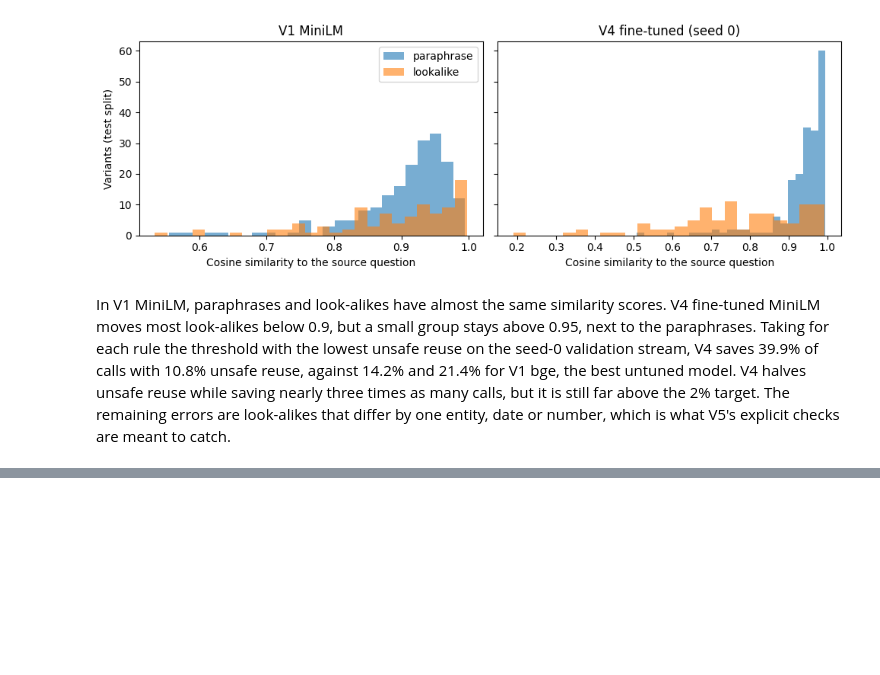
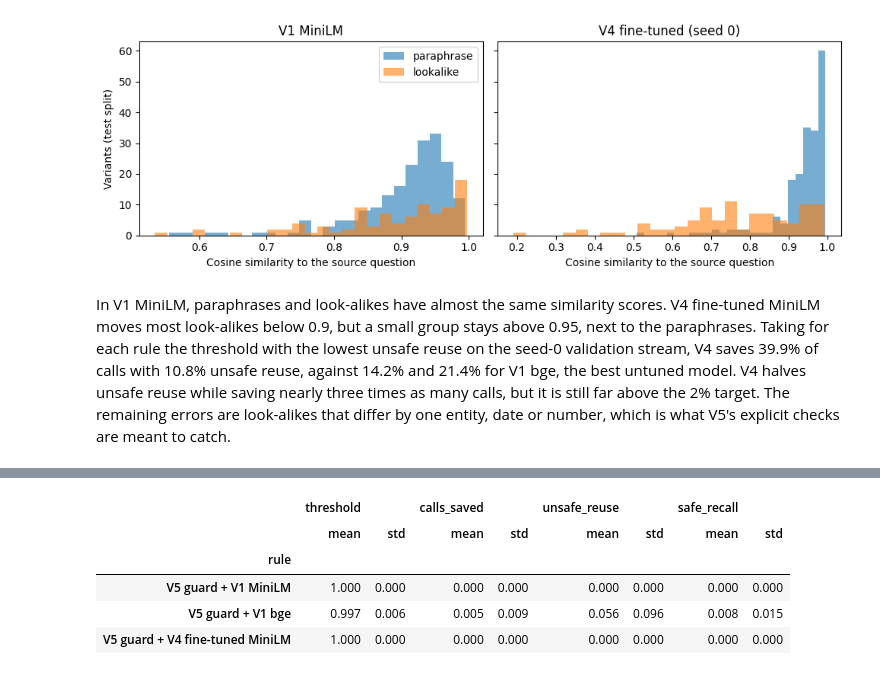
Before and after one commit to Naveena126/dsa4-reuse-retrieve-generate, a Jupyter notebook: notebooks/NaveenaSivapuram_Cache_Reuse.ipynb, the cells around one changed output, grey strips where cells are left out. Drawn from its saved outputs; the diff is of its cells as text; code cells hidden in the pictures; blank space fills up the shorter version.

Commit message:
Task 1: V5 entity guard

```diff
--- a/notebooks/NaveenaSivapuram_Cache_Reuse.ipynb
+++ b/notebooks/NaveenaSivapuram_Cache_Reuse.ipynb
@@ -432,0 +438,97 @@ In V1 MiniLM, paraphrases and look-alikes have almost the same similarity scores
+# %%
+# V5: entity guard on top of V1 MiniLM, V1 bge and V4
+import re, spacy
+try:
+    nlp = spacy.load("en_core_web_sm", disable=["parser", "lemmatizer"])
+except OSError:
+    spacy.cli.download("en_core_web_sm")
+    nlp = spacy.load("en_core_web_sm", disable=["parser", "lemmatizer"])
+
+KEEP = {"PERSON", "ORG", "GPE", "LOC", "NORP", "FAC", "EVENT", "WORK_OF_ART", "PRODUCT", "LAW",
+        "LANGUAGE", "DATE", "TIME", "CARDINAL", "ORDINAL", "QUANTITY", "MONEY", "PERCENT"}
+NUM = re.compile(r"\d+(?:[.,]\d+)?")
+
+def norm(s):
+    s = re.sub(r"^(the|a|an)\s+", "", s.lower().strip())
+    return re.sub(r"[^\w\s]", "", s).strip()
+
+def extract(text, doc):
+    e = {norm(x.text) for x in doc.ents if x.label_ in KEEP} | set(NUM.findall(text))
+    return {x for x in e if x}
+
+ENT = {}
+texts_all = list(pd.unique(pd.concat([var["text"], q["question"]])))
+for t, doc in zip(texts_all, nlp.pipe(texts_all, batch_size=256)):
+    ENT[t] = extract(t, doc)
+
+def ents(t):
+    if t not in ENT:
+        ENT[t] = extract(t, nlp(t))
+    return ENT[t]
+
+def guard(st, r):
+    """Block a reuse when the query and its cached match differ in any entity, date or number."""
+    r = r.copy()
+    texts, match = st["text"].to_numpy(), r["match"].to_numpy()
+    reused = r["reused"].to_numpy().copy()
+    for i in np.flatnonzero(reused):
+        if ents(texts[i]) != ents(texts[int(match[i])]):
+            reused[i] = False
+    r["reused"] = reused
+    return r
+
+THR = np.round(np.arange(0.70, 1.0001, 0.01), 2)
+
+def curve(st, key, use_guard=True):
+    S = sim_for(st, key)
+    out = []
+    for t in THR:
+        r = reuse.simulate(st, S, t)
+        out.append({"threshold": t, **reuse.summarise(guard(st, r) if use_guard else r)})
+    return pd.DataFrame(out)
+
+def bases(seed):
+    return {"V1 MiniLM": RULES["V1 MiniLM"], "V1 bge": RULES["V1 bge"],
+            "V4 fine-tuned MiniLM": f"v4_s{seed}"}
+
+# Main result: threshold chosen on validation (<= 2% unsafe), reported on test, seeds 0-2
+rows5 = []
+for seed in (0, 1, 2):
+    sv, st = make_stream(seed, "val"), make_stream(seed, "test")
+    for label, key in bases(seed).items():
+        cv = curve(sv, key)
+        ok = cv[(cv["calls_saved"] > 0) & (cv["unsafe_reuse"] <= TARGET)]
+        t = ok.sort_values("calls_saved").iloc[-1]["threshold"] if len(ok) else 1.0
+        r = guard(st, reuse.simulate(st, sim_for(st, key), t))
+        rows5.append({"rule": "V5 guard + " + label, "seed": seed, "threshold": t, **reuse.summarise(r)})
+res5 = pd.DataFrame(rows5)
+res5.to_csv(MET / "task1_v5_results_by_seed.csv", index=False)
+display(res5.groupby("rule")[["threshold", "calls_saved", "unsafe_reuse", "safe_recall"]]
+        .agg(["mean", "std"]).round(3))
+
+# Effect of the guard on the seed-0 validation stream, at each rule's lowest-unsafe threshold
+sv = make_stream(0, "val")
+pts = []
+for label, key in bases(0).items():
+    cv = curve(sv, key)
+    cv = cv[cv["calls_saved"] > 0]
+    t = cv.sort_values(["unsafe_reuse", "calls_saved"], ascending=[True, False]).iloc[0]["threshold"]
+    r0 = reuse.simulate(sv, sim_for(sv, key), t)
+    r1 = guard(sv, r0)
+    blocked = r0["reused"].to_numpy() & ~r1["reused"].to_numpy()
+    s0, s1 = reuse.summarise(r0), reuse.summarise(r1)
+    pts.append({"rule": label, "threshold": t,
+                "calls_saved (no guard)": round(s0["calls_saved"], 3),
+                "unsafe (no guard)": round(s0["unsafe_reuse"], 3),
+                "calls_saved (guard)": round(s1["calls_saved"], 3),
+                "unsafe (guard)": round(s1["unsafe_reuse"], 3),
+                "blocked": int(blocked.sum()),
+                "blocked but safe": int((blocked & r0["safe"].to_numpy().astype(bool)).sum())})
+display(pd.DataFrame(pts))
+# %% [output]
+|  | threshold |  | calls_saved |  | unsafe_reuse |  | safe_recall |  |
+|  | mean | std | mean | std | mean | std | mean | std |
+| rule |  |  |  |  |  |  |  |  |
+| V5 guard + V1 MiniLM | 1.000 | 0.000 | 0.000 | 0.000 | 0.000 | 0.000 | 0.000 | 0.000 |
+| V5 guard + V1 bge | 0.997 | 0.006 | 0.005 | 0.009 | 0.056 | 0.096 | 0.008 | 0.015 |
+| V5 guard + V4 fine-tuned MiniLM | 1.000 | 0.000 | 0.000 | 0.000 | 0.000 | 0.000 | 0.000 | 0.000 |
```
Also changed, not shown: parts of 4 cells of this notebook.
